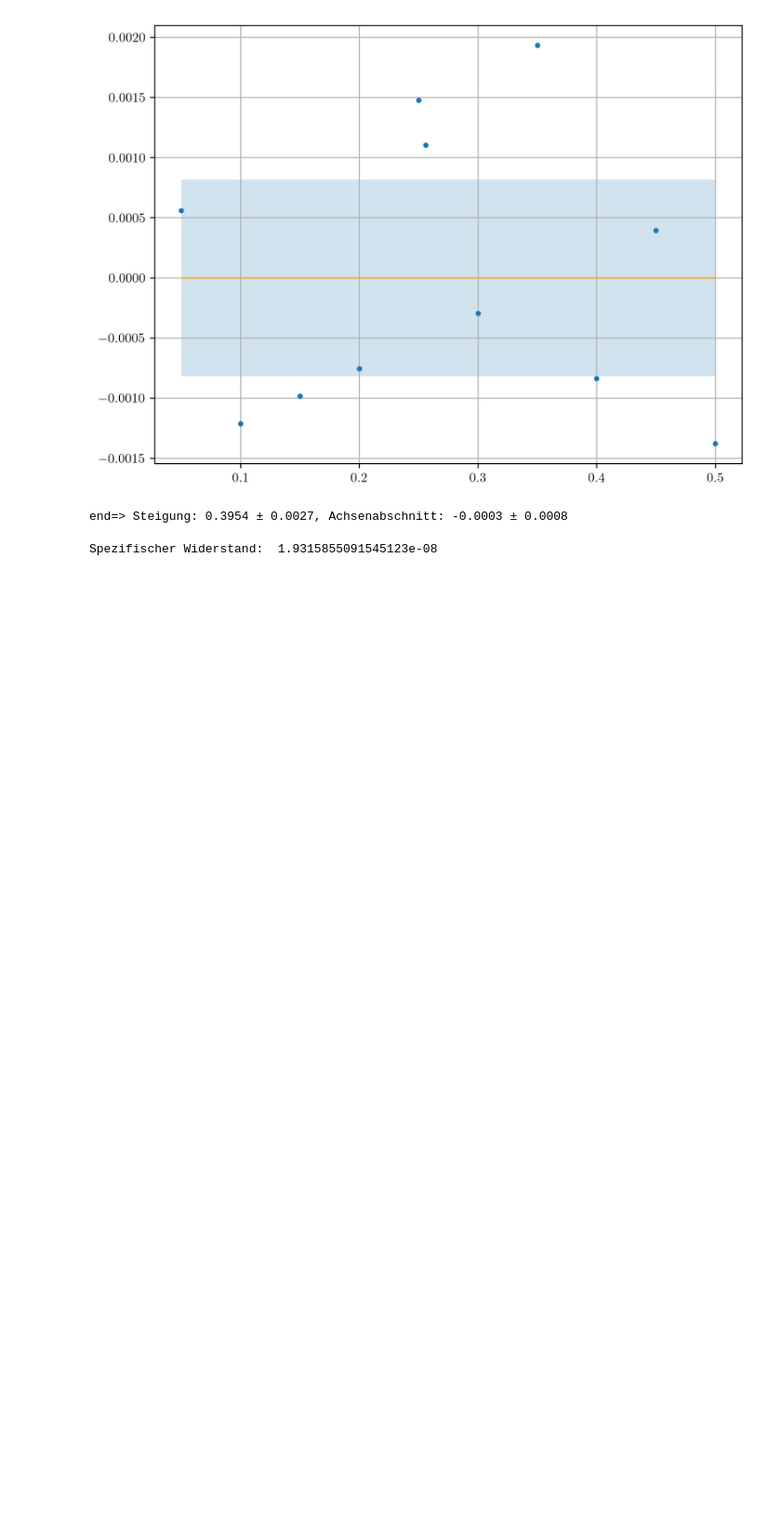
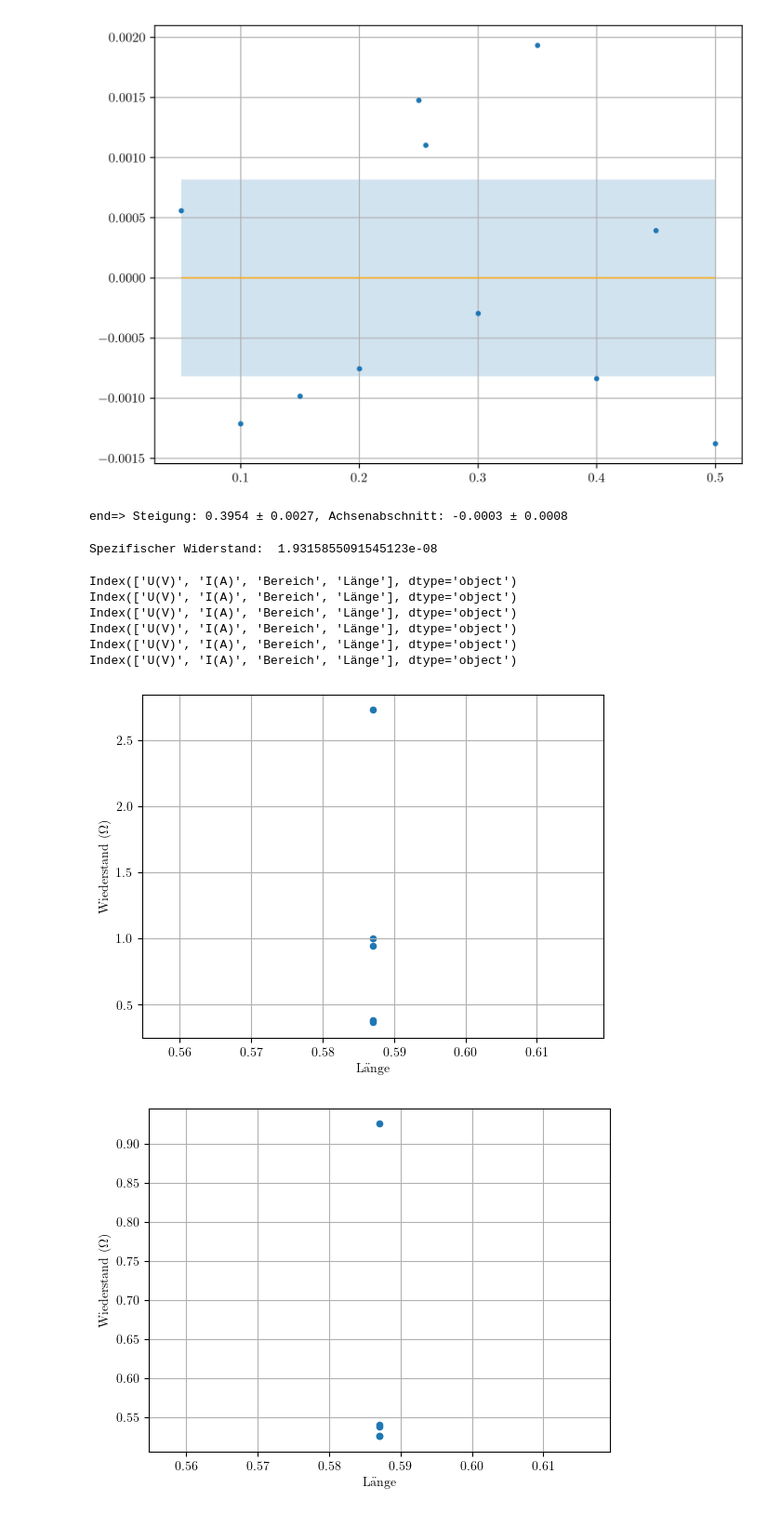
Before and after one commit to OGentner/AP1-Gruppe-143, a Jupyter notebook: V44_Auswertung.ipynb, the cells around one changed output. Shown at 93% size. Drawn from its saved outputs; the diff is of its cells as text; code cells hidden in the pictures; blank space fills up the shorter version.

```diff
--- a/V44_Auswertung.ipynb
+++ b/V44_Auswertung.ipynb
@@ -59,3 +50,34 @@ end=> Steigung: 0.3954 ± 0.0027, Achsenabschnitt: -0.0003 ± 0.0008
 print("Spezifischer Widerstand: ", np.mean(messdaten[r"spez R"]))
 # %% [output]
 Spezifischer Widerstand:  1.9315855091545123e-08
+# %%
+r = 0.25e-3/2 # Radius in m
+A = np.pi * r**2 # Querschnittsfläche in m^2
+
+sheets_Versuch = ["11", "12", "21", "22", "31", "32"]
+
+for sheet in sheets_Versuch:
+    Tabelle = pd.read_excel("V44.xlsx", sheet_name=sheet)
+    print(Tabelle.columns)
+    Tabelle.sort_values(by="U(V)", inplace=True)  # Sortiere die Daten nach Länge
+
+    # Fügt die Spalten für Widerstand und spezifischen Widerstand hinzu
+    Tabelle[r"Wiederstand ($\Omega$)"] = Tabelle["U(V)"] / Tabelle["I(A)"]  # Berechne den Widerstand
+    Tabelle[r"spez R"] = Tabelle[r"Wiederstand ($\Omega$)"] * (A / Tabelle["Länge"])  # Berechne den spezifischen Widerstand
+
+    # Fehler Berechnung
+    if sheet in ["11", "21", "31"]:
+        Tabelle[r"Fehler U"] = 9e-4 + (0.005 * Tabelle["U(V)"]) + 0.001
+
+    else:
+
+    Tabelle.plot(x=r"Länge", y=r"Wiederstand ($\Omega$)", kind="scatter", legend=True, grid=True)
+# %% [output]
+Index(['U(V)', 'I(A)', 'Bereich', 'Länge'], dtype='object')
+Index(['U(V)', 'I(A)', 'Bereich', 'Länge'], dtype='object')
+Index(['U(V)', 'I(A)', 'Bereich', 'Länge'], dtype='object')
+Index(['U(V)', 'I(A)', 'Bereich', 'Länge'], dtype='object')
+Index(['U(V)', 'I(A)', 'Bereich', 'Länge'], dtype='object')
+Index(['U(V)', 'I(A)', 'Bereich', 'Länge'], dtype='object')
+[figure, added]
+[figure, added]
```
Also changed, not shown: parts of 2 cells of this notebook.
